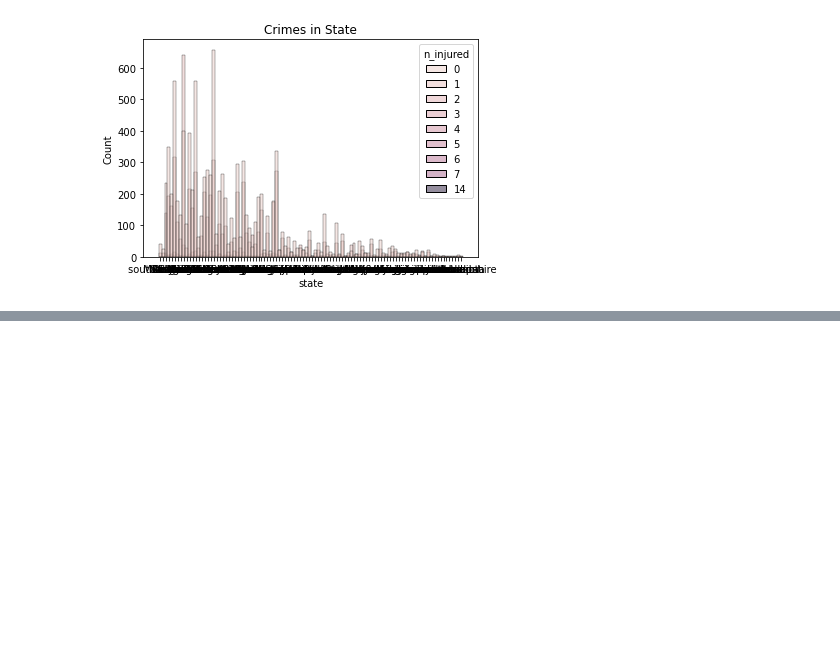
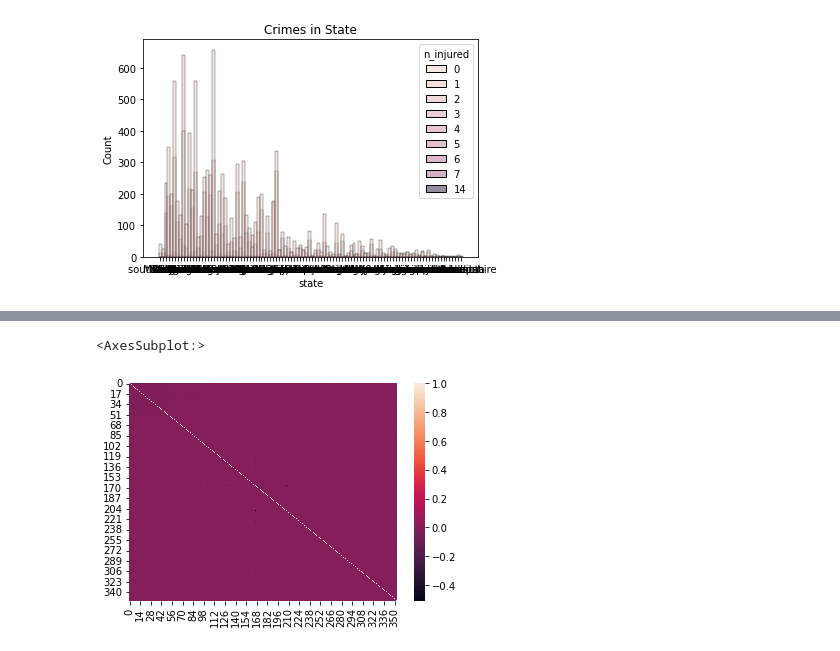
Before and after one commit to razbareli/Applied-Competitive-Lab-in-Data-Science-67818, a Jupyter notebook: week1/sol1.ipynb, the cells around one changed output, grey strips where cells are left out. Drawn from its saved outputs; the diff is of its cells as text; code cells hidden in the pictures; blank space fills up the shorter version.

```diff
--- a/week1/sol1.ipynb
+++ b/week1/sol1.ipynb
@@ -162,0 +167,8 @@ Name: state, dtype: int64
+# %%
+from sklearn.preprocessing import OneHotEncoder
+
+encode = OneHotEncoder().fit_transform(dataset[['state','participant_gender']]).toarray()
+sns.heatmap(pd.DataFrame(encode).corr())
+# %% [output]
+<AxesSubplot:>
+[figure, added]
```
Also changed, not shown: parts of 1 cell of this notebook.
